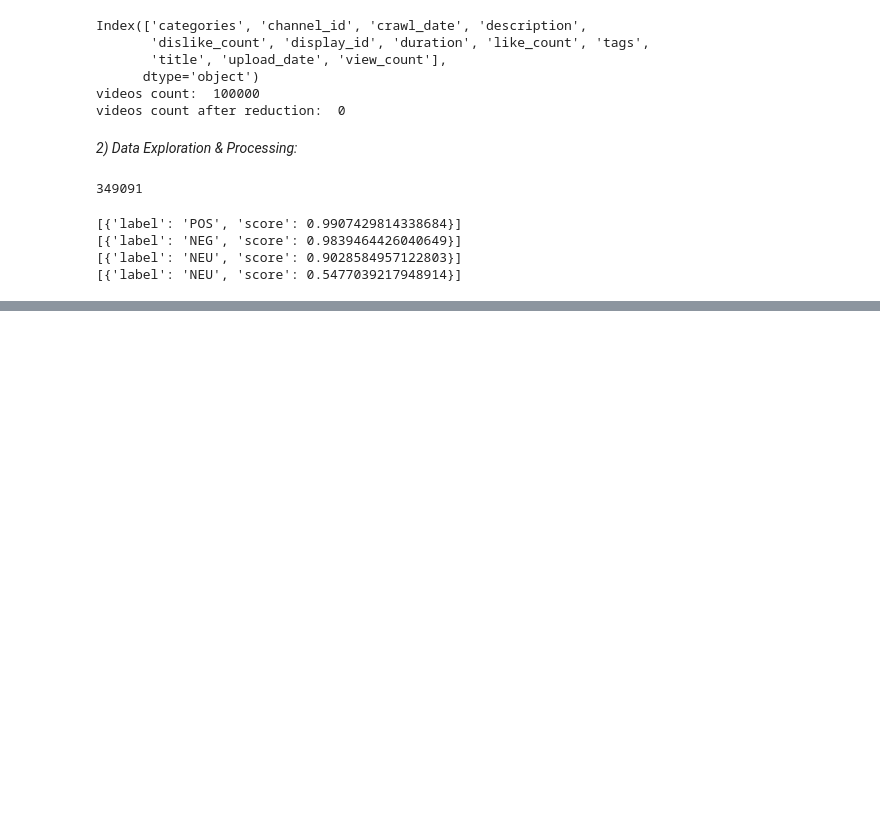
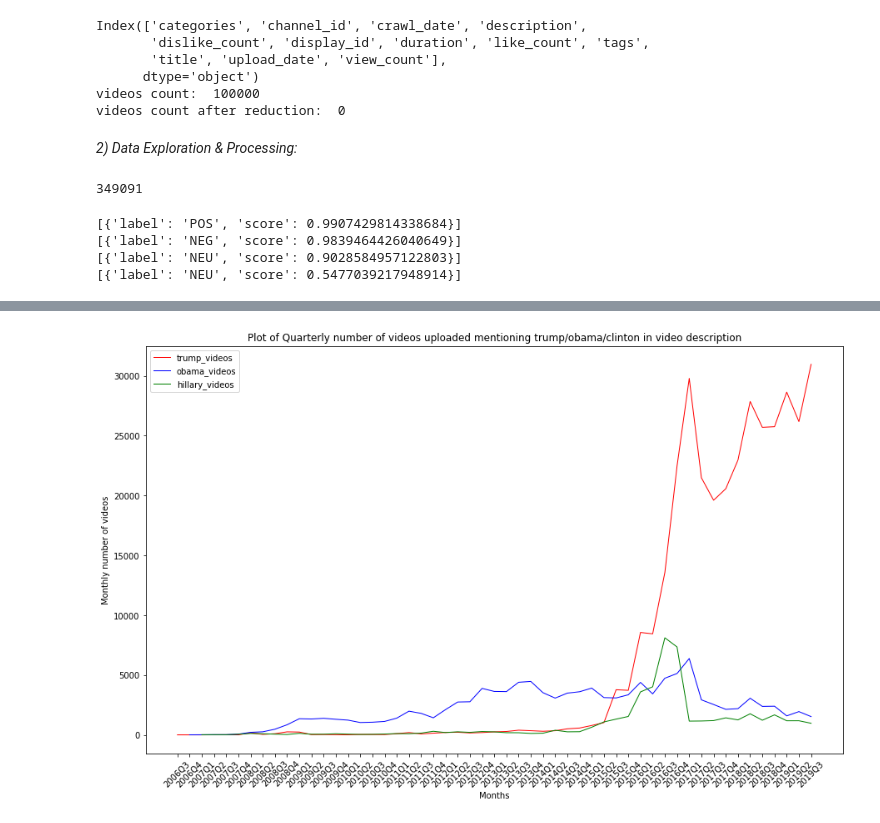
Before and after one commit to epfl-ada/ada-2022-project-powerrangers, a Jupyter notebook: explore_data.ipynb, the cells around one changed output, grey strips where cells are left out. Drawn from its saved outputs; the diff is of its cells as text; code cells hidden in the pictures; blank space fills up the shorter version.

```diff
--- a/explore_data.ipynb
+++ b/explore_data.ipynb
@@ -191,0 +277,48 @@ plt.show()
+# %%
+import datetime
+trump_df = pd.read_pickle('./data/trump_data.tsv.gz')
+obama_df = pd.read_pickle('./data/obama_data.tsv.gz')
+clinton_df = pd.read_pickle('./data/clinton_data.tsv.gz')
+
+trump_df['upload_date'] = pd.to_datetime(trump_df['upload_date'], errors='coerce')
+trump_df['view_count'] = pd.to_numeric(trump_df['view_count'])
+grouped_by_month_trump = trump_df.groupby(pd.PeriodIndex(trump_df['upload_date'], freq="Q"))
+
+obama_df['upload_date'] = pd.to_datetime(obama_df['upload_date'], errors='coerce')
+obama_df['view_count'] = pd.to_numeric(obama_df['view_count'])
+grouped_by_month_obama = obama_df.groupby(pd.PeriodIndex(obama_df['upload_date'], freq="Q"))
+
+clinton_df['upload_date'] = pd.to_datetime(clinton_df['upload_date'], errors='coerce')
+clinton_df['view_count'] = pd.to_numeric(clinton_df['view_count'])
+grouped_by_month_clinton = clinton_df.groupby(pd.PeriodIndex(clinton_df['upload_date'], freq="Q"))
+
+
+videos_cnt_trump  = grouped_by_month_trump['display_id'].nunique()[1:-1]
+videos_cnt_trump = pd.DataFrame({'count' : videos_cnt_trump}).reset_index()
+videos_cnt_trump = videos_cnt_trump.set_index('upload_date').resample('Q').asfreq().fillna(0)
+
+videos_cnt_obama  = grouped_by_month_obama['display_id'].nunique()[1:-1]
+videos_cnt_obama = pd.DataFrame({'count' : videos_cnt_obama}).reset_index()
+videos_cnt_obama = videos_cnt_obama.set_index('upload_date').resample('Q').asfreq().fillna(0)
+
+videos_cnt_clinton  = grouped_by_month_clinton['display_id'].nunique()[1:-1]
+videos_cnt_clinton = pd.DataFrame({'count' : videos_cnt_clinton}).reset_index()
+videos_cnt_clinton = videos_cnt_clinton.set_index('upload_date').resample('Q').asfreq().fillna(0)
+
+fig = plt.figure(figsize=(15, 9))
+ax = fig.add_subplot(111)
+
+ax.plot(videos_cnt_trump.index.map(str).to_list(), videos_cnt_trump['count'].to_list(), linewidth=1, color='r', label='trump_videos')
+ax.plot(videos_cnt_obama.index.map(str).to_list(), videos_cnt_obama['count'].to_list(), linewidth=1, color='b', label='obama_videos')
+ax.plot(videos_cnt_clinton.index.map(str).to_list(), videos_cnt_clinton['count'].to_list(), linewidth=1, color='g', label='hillary_videos')
+
+ax.set_xticklabels(videos_cnt_trump.index.map(str).to_list(), rotation=45)
+
+
+plt.xlabel('Months')
+plt.ylabel('Monthly number of videos')
+plt.title('Plot of Quarterly number of videos uploaded mentioning trump/obama/clinton in video description')
+plt.legend()
+plt.show()
+# %% [output]
+[figure, added]
```
Also changed, not shown: parts of 15 cells of this notebook.
